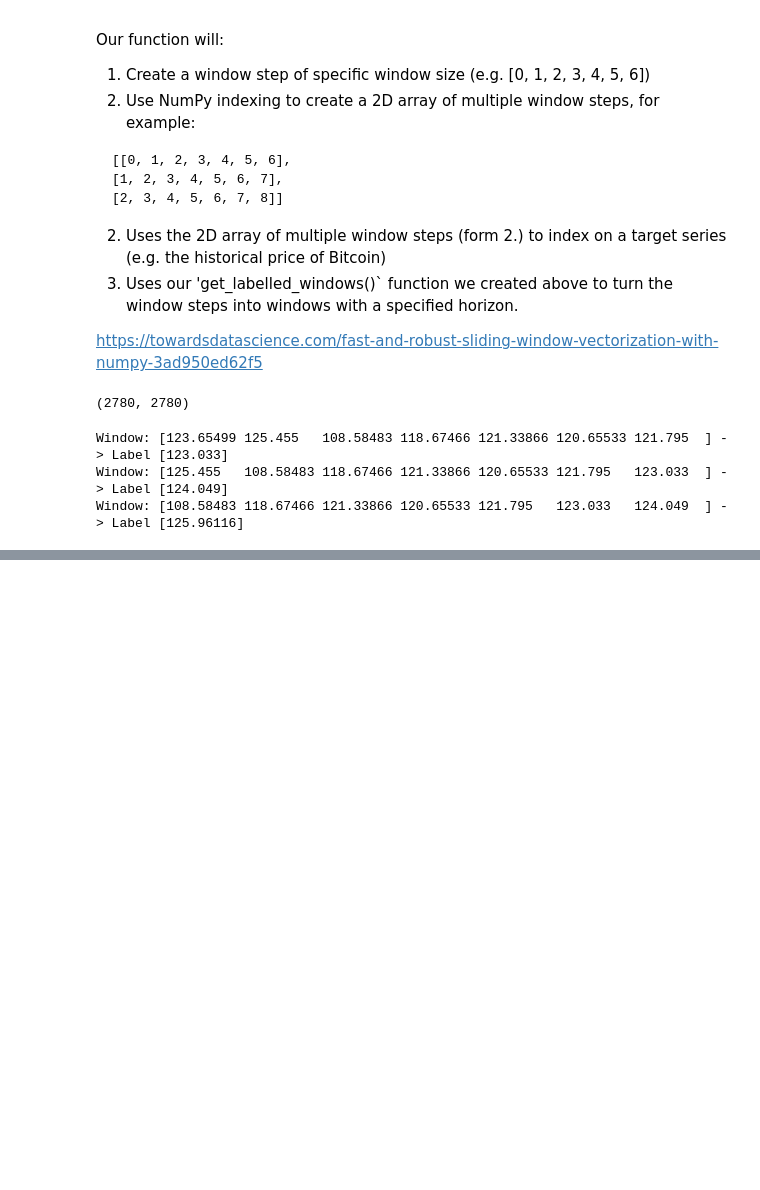
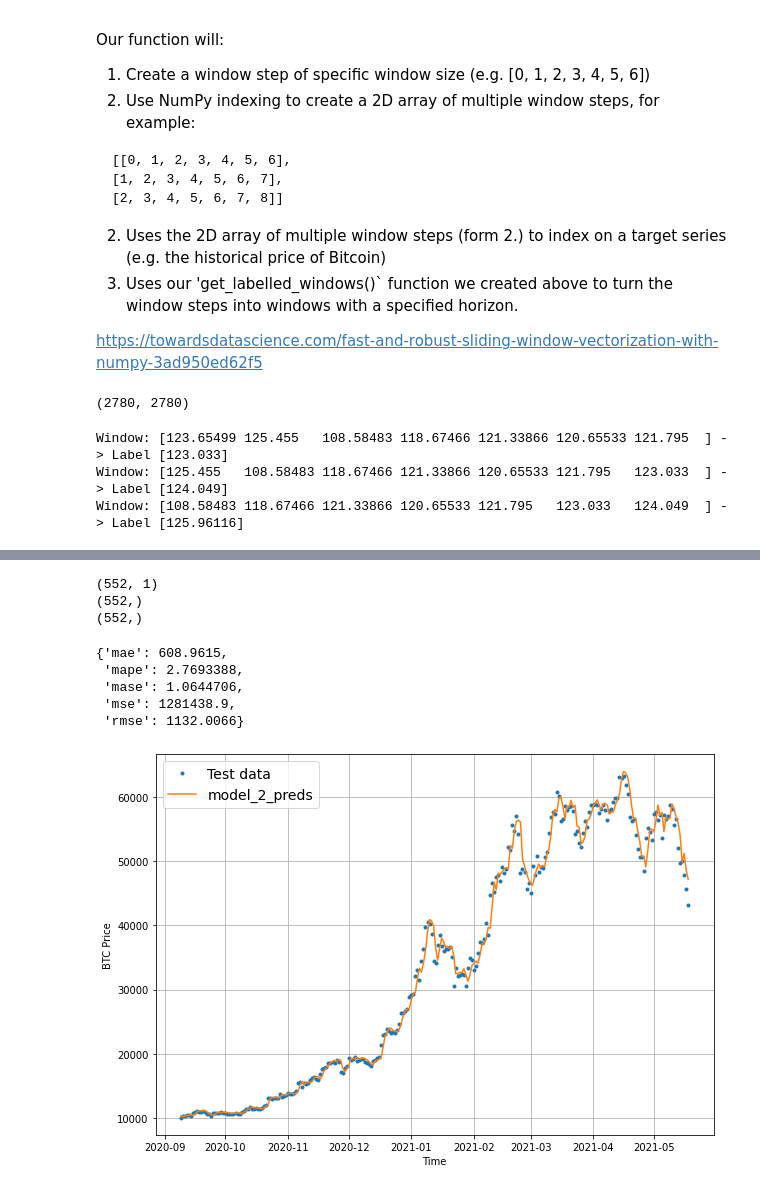
Before and after one commit to schauppi/Udemy_TensorFlow_Developer, a Jupyter notebook: Abschnit_10_Time_series_fundamentals_in_TensorFlow/10_time_series_forecasting_with_tensorflow.ipynb, the cells around one changed output, grey strips where cells are left out. Saved outputs shown, nothing was run; the diff lists cells and outputs as text; code cells hidden in the pictures; blank space fills up the shorter version.

```diff
--- a/Abschnit_10_Time_series_fundamentals_in_TensorFlow/10_time_series_forecasting_with_tensorflow.ipynb
+++ b/Abschnit_10_Time_series_fundamentals_in_TensorFlow/10_time_series_forecasting_with_tensorflow.ipynb
@@ -397,0 +565,4 @@ Window: [108.58483 118.67466 121.33866 120.65533 121.795   123.033   124.049  ]
+# %%
+# Make windowed data with appropriate horizon and window size
+full_windows, full_labels = make_windows(prices, WINDOW_SIZE, HORIZON)
+len(full_windows), len(full_labels)
@@ -397,0 +571,4 @@ Window: [108.58483 118.67466 121.33866 120.65533 121.795   123.033   124.049  ]
+# %%
+# Make train and testing windows
+train_windows, test_windows, train_labels, test_labels = make_train_test_splits(full_windows, full_labels, test_split=0.2)
+len(train_windows), len(train_labels), len(test_windows), len(test_labels)
@@ -397,0 +645,4 @@ Window: [108.58483 118.67466 121.33866 120.65533 121.795   123.033   124.049  ]
+# %%
+# Load in best performing model
+model_2 = tf.keras.models.load_model("model_experiments/model_2_dense/")
+model_2.evaluate(test_windows, test_labels)
@@ -397,0 +652,28 @@ Window: [108.58483 118.67466 121.33866 120.65533 121.795   123.033   124.049  ]
+# %%
+#Get forecast predictions
+model_2_preds = make_preds(model_2, test_windows)
+# %%
+print(test_labels.shape)
+print(tf.squeeze(test_labels).shape)
+print(model_2_preds.shape)
+# %% [output]
+(552, 1)
+(552,)
+(552,)
+# %%
+# Evaluate results for model 2 predictions
+model_2_results = evaluate_preds(tf.squeeze(test_labels), model_2_preds)
+model_2_results
+# %% [output]
+{'mae': 608.9615,
+ 'mape': 2.7693388,
+ 'mase': 1.0644706,
+ 'mse': 1281438.9,
+ 'rmse': 1132.0066}
+# %%
+offset = 300
+plt.figure(figsize=(10,7))
+plot_time_series(x_test[-len(test_windows):], test_labels[:, 0], start=offset, label="Test data")
+plot_time_series(x_test[-len(test_windows):], model_2_preds, start=offset,format="-", label="model_2_preds")
+# %% [output]
+[figure, added]
```
Also changed, not shown: parts of 30 cells of this notebook.
